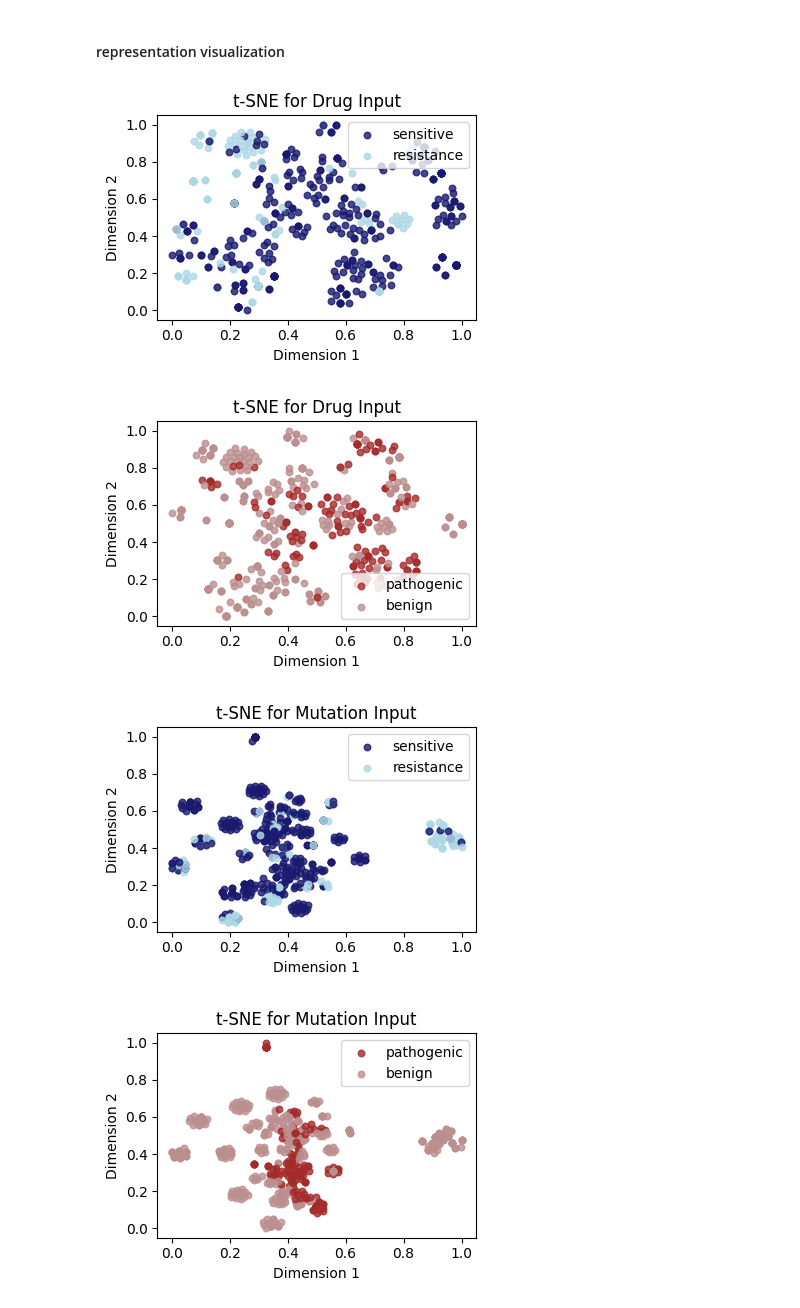
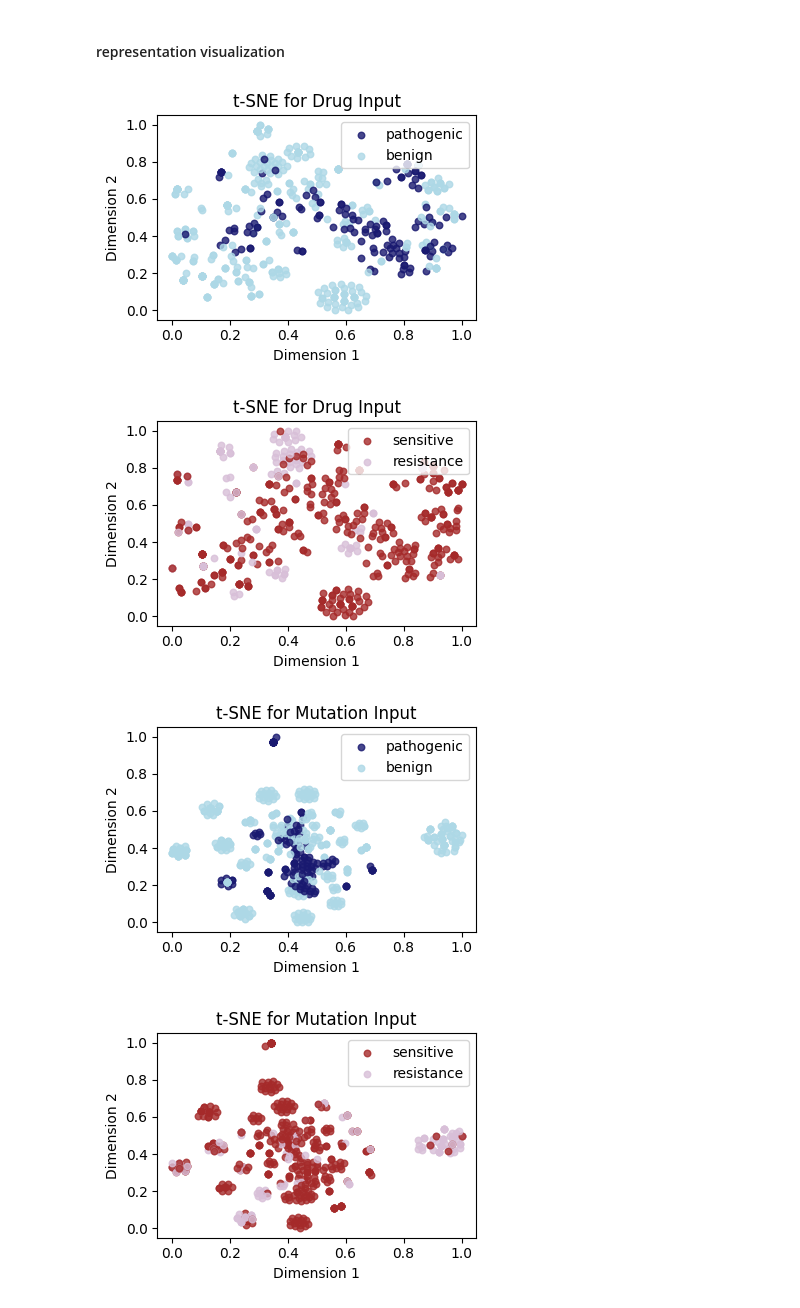
Before and after one commit to RoarBoil/LuminRX, a Jupyter notebook: experiments/02-representation.ipynb, the cells around one changed output. Cells and saved outputs as stored; diff of their text form; code cells hidden in the pictures.

Commit message:
update tasks

```diff
--- a/experiments/02-representation.ipynb
+++ b/experiments/02-representation.ipynb
@@ -113,7 +113,7 @@ train_labels_patho = np.load('../datasets/train_data/train_labels_patho.npy')
 # %%
 def plot_tsne(input_data, labels, title, colors,path,annos):
 
-    pca = PCA(n_components=16)
+    pca = PCA(n_components=32)
     pca_result = pca.fit_transform(input_data)
 
     tsne = TSNE(n_components=2, init='pca', random_state=0, perplexity=30, learning_rate=200)
@@ -126,47 +126,41 @@ def plot_tsne(input_data, labels, title, colors,path,annos):
     plt.figure(figsize=(4, 3))
     annos1,annos2=0,0
     for i in range(tsne_result.shape[0]):
         if(labels[i] == 0):
             if(annos1 == 0):
                 plt.scatter(tsne_result[i, 0], tsne_result[i, 1], s=22, color=colors[labels[i]], alpha=0.8, label=annos[labels[i]])
                 annos1 = 1
             else:
                 plt.scatter(tsne_result[i, 0], tsne_result[i, 1], s=22, color=colors[labels[i]], alpha=0.8)
         if(labels[i] == 1):
             if(annos2 == 0):
                 plt.scatter(tsne_result[i, 0], tsne_result[i, 1], s=22, color=colors[labels[i]], alpha=0.8, label=annos[labels[i]])
                 annos2 = 1
             else:
                 plt.scatter(tsne_result[i, 0], tsne_result[i, 1], s=22, color=colors[labels[i]], alpha=0.8)
 
     plt.xlabel('Dimension 1')
     plt.ylabel('Dimension 2')
     plt.title(title)
     plt.legend(loc = 'best')
     plt.tight_layout()
     plt.savefig(path,dpi=300)
     plt.show()
 
 # Assuming task1_labels and task2_labels are the true labels for Task 1 and Task 2
 
-task1_labels = np.argmax(train_labels_label, axis=1)
-task2_labels = np.argmax(train_labels_patho, axis=1)
+task1_labels = np.argmax(train_labels_patho, axis=1)
+task2_labels = np.argmax(train_labels_label, axis=1)
 colors_task1 = ['#191970', '#ADD8E6']  # Dark gray-blue and light gray-blue for Task 1
-colors_task2 = ['#A52A2A', '#BC8F8F']  # Dark gray-pink and light gray-pink for Task 2
-plot_tsne(train_fingerprints, task1_labels, "t-SNE for Drug Input", colors_task1, 'images/representation/input_drug_task1.png',['sensitive','resistance'])
-plot_tsne(train_fingerprints, task2_labels, "t-SNE for Drug Input", colors_task2, 'images/representation/input_drug_task2.png',['pathogenic','benign'])
+colors_task2 = ['#A52A2A', '#D8BFD8']  # Dark gray-pink and light gray-pink for Task 2
+plot_tsne(train_fingerprints, task1_labels, "t-SNE for Drug Input", colors_task1, 'images/representation/input_drug_task1.png',['pathogenic','benign'])
+plot_tsne(train_fingerprints, task2_labels, "t-SNE for Drug Input", colors_task2, 'images/representation/input_drug_task2.png',['sensitive','resistance'])
 
 train_inputs_flattened = train_inputs.reshape(train_inputs.shape[0], -1)
-plot_tsne(train_inputs_flattened, task1_labels, "t-SNE for Mutation Input", colors_task1, 'images/representation/input_mutation_task1.png',['sensitive','resistance'])
-plot_tsne(train_inputs_flattened, task2_labels, "t-SNE for Mutation Input", colors_task2, 'images/representation/input_mutation_task2.png',['pathogenic','benign'])
-
-# For Task 1
-plot_tsne(embedding_task1, task1_labels, "t-SNE for Resistance Prediction\n (Embedding before output)", colors_task1, 'images/representation/output_task1.png',['sensitive','resistance'])
-
-# For Task 2
-plot_tsne(embedding_task2, task2_labels, "t-SNE for Pathogenic Prediction\n (Embedding before output)", colors_task2, 'images/representation/ouput_task2.png',['pathogenic','benign'])
+plot_tsne(train_inputs_flattened, task1_labels, "t-SNE for Mutation Input", colors_task1, 'images/representation/input_mutation_task1.png',['pathogenic','benign'])
+plot_tsne(train_inputs_flattened, task2_labels, "t-SNE for Mutation Input", colors_task2, 'images/representation/input_mutation_task2.png',['sensitive','resistance'])
 # %% [output]
-[figure, old version]
+[figure, new version]
-[figure, old version]
+[figure, new version]
-[figure, old version]
+[figure, new version]
-[figure, old version]
+[figure, new version]
```
Also changed, not shown: parts of 3 cells of this notebook, 7 other files.
